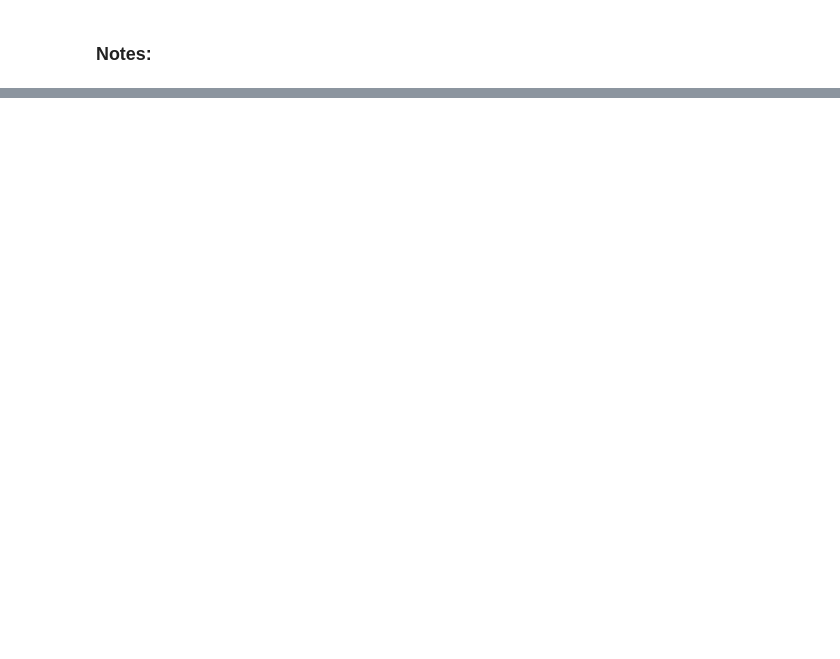
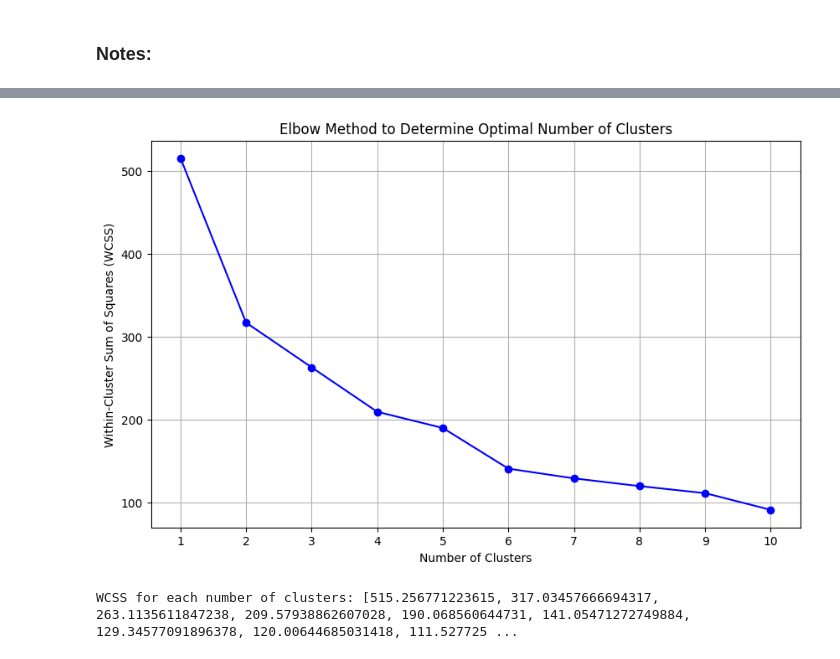
Before and after one commit to nitinmagima/KenyaDroughtAnalysis, a Jupyter notebook: zambiadrought_admin2_withgee.ipynb, the cells around one changed output, grey strips where cells are left out. Cells and saved outputs as stored; diff of their text form; code cells hidden in the pictures; blank space fills up the shorter version.

```diff
--- a/zambiadrought_admin2_withgee.ipynb
+++ b/zambiadrought_admin2_withgee.ipynb
@@ -1485,2 +2174,8 @@ if no_trend:
 # %% [markdown]
 ### Notes:
+# %%
+# Apply PCA for dimensionality reduction
+n_components = 15
+pca = PCA(n_components=n_components)
+reduced_features = pca.fit_transform(feature_vector)
+reduced_features
@@ -1486,0 +2201,7 @@ if no_trend:
+# %%
+# Calculate WCSS for different values of n_clusters
+wcss = plot_elbow_method(reduced_features, cluster_range=range(1, 11))
+print("WCSS for each number of clusters:", wcss)
+# %% [output]
+[figure, added]
+WCSS for each number of clusters: [515.256771223615, 317.03457666694317, 263.1135611847238, 209.57938862607028, 190.068560644731, 141.05471272749884, 129.34577091896378, 120.00644685031418, 111.527725 ...
```
Also changed, not shown: parts of 70 cells of this notebook.
